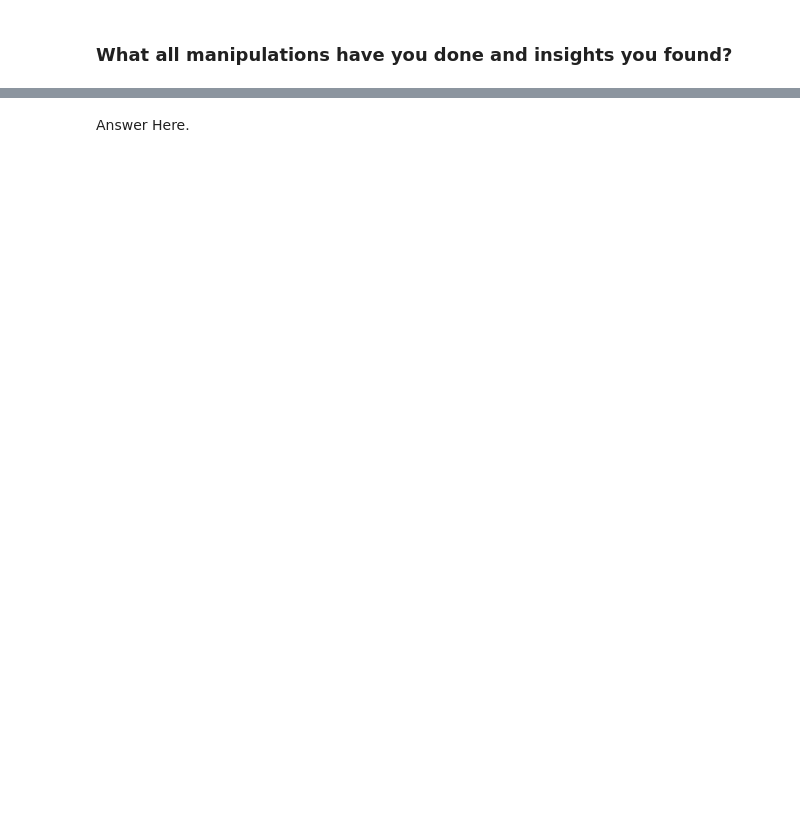
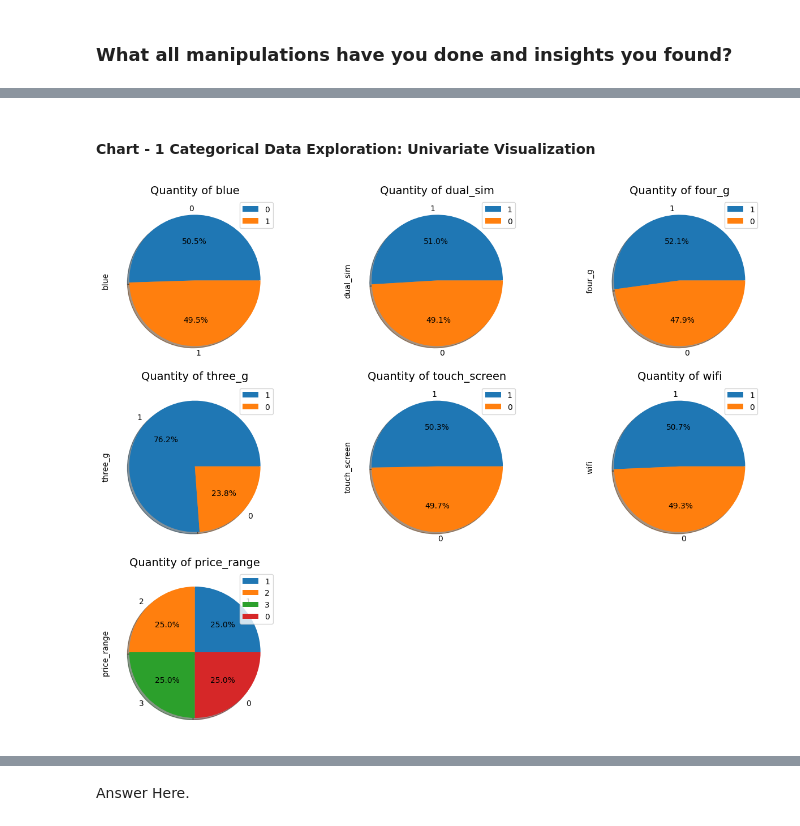
Before and after one commit to kapilkukreja469/Mobile_price_range_prediction, a Jupyter notebook: Mobile_price_range_prediction_by_kapil_kukreja.ipynb, the cells around one changed output, grey strips where cells are left out. Cells and saved outputs as stored; diff of their text form; code cells hidden in the pictures; blank space fills up the shorter version.

```diff
--- a/Mobile_price_range_prediction_by_kapil_kukreja.ipynb
+++ b/Mobile_price_range_prediction_by_kapil_kukreja.ipynb
@@ -314,0 +325,5 @@ Unique values for price_range are: [1 2 3 0]
+# %%
+# Replacing zero value data with mean value
+
+mobile_df['px_height'].replace(to_replace = 0, value = int(mobile_df.px_height.mean()), inplace = True)
+mobile_df['sc_w'].replace(to_replace = 0,value = int(mobile_df.sc_w.mean()), inplace = True)
@@ -314,0 +337,11 @@ Unique values for price_range are: [1 2 3 0]
+# %%
+#Lists of numerical and categorical categories are being created.
+numerical_columns=[]
+categorical_columns=[]
+for col in mobile_df.columns:
+  if mobile_df[col].nunique()>5:
+    numerical_columns.append(col)
+  else:
+    categorical_columns.append(col)
+print(numerical_columns)
+print(categorical_columns)
@@ -316,0 +401,16 @@ Unique values for price_range are: [1 2 3 0]
+# %% [markdown]
+#### **Chart - 1 Categorical Data Exploration: Univariate Visualization**
+# %%
+# Chart - 1 visualization code
+
+count = 1
+for var in categorical_columns:
+    plt.subplot(3, 3, count)
+    mobile_df[var].value_counts().plot.pie(autopct='%1.1f%%', figsize=(13, 10),shadow=True, legend=True)
+    plt.title(f'Quantity of {var}', fontsize=14)
+    count += 1
+
+plt.tight_layout()
+plt.show()
+# %% [output]
+[figure, added]
```
Also changed, not shown: parts of 52 cells of this notebook.
